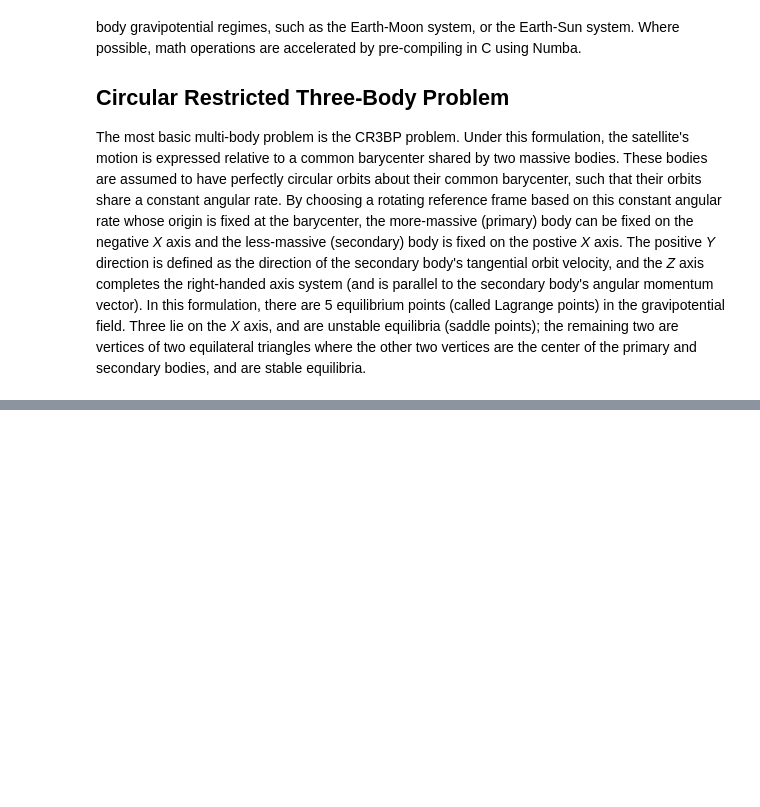
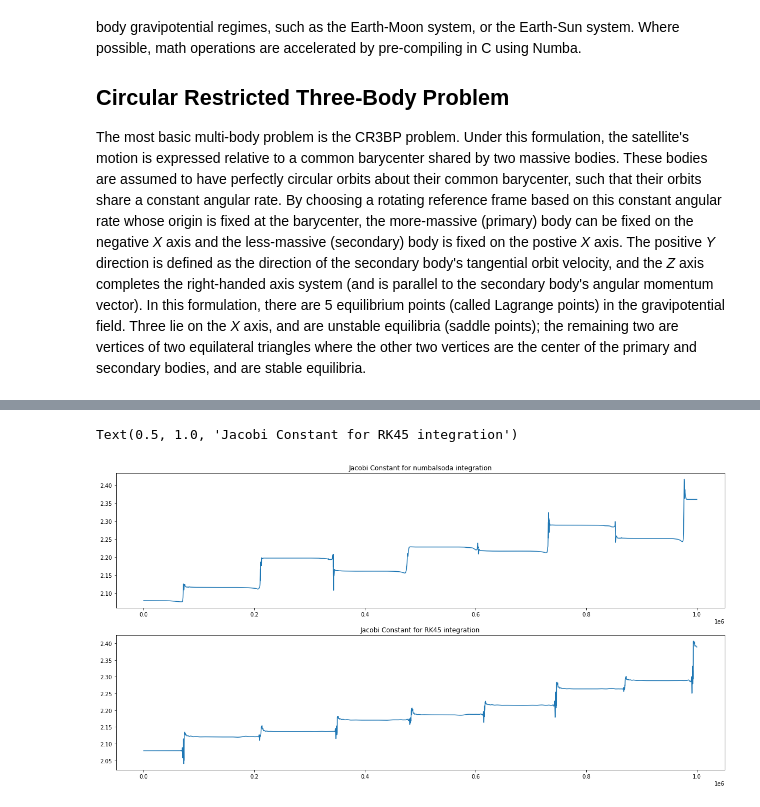
Before and after one commit to zfunke7/CircularRestricted, a Jupyter notebook: sunshade_notebook.ipynb, the cells around one changed output, grey strips where cells are left out. Cells and saved outputs as stored; diff of their text form; code cells hidden in the pictures; blank space fills up the shorter version.

```diff
--- a/sunshade_notebook.ipynb
+++ b/sunshade_notebook.ipynb
@@ -138,0 +232,10 @@ ax.set_title('The Circular Restricted Three Body Problem',fontsize=20);
+# %%
+fig, axs = plt.subplots(2)
+
+axs[0].plot(J)
+axs[0].set_title('Jacobi Constant for numbalsoda integration')
+axs[1].plot(J2)
+axs[1].set_title('Jacobi Constant for RK45 integration');
+# %% [output]
+Text(0.5, 1.0, 'Jacobi Constant for RK45 integration')
+[figure, added]
```
Also changed, not shown: parts of 53 cells of this notebook, 1 other file.
